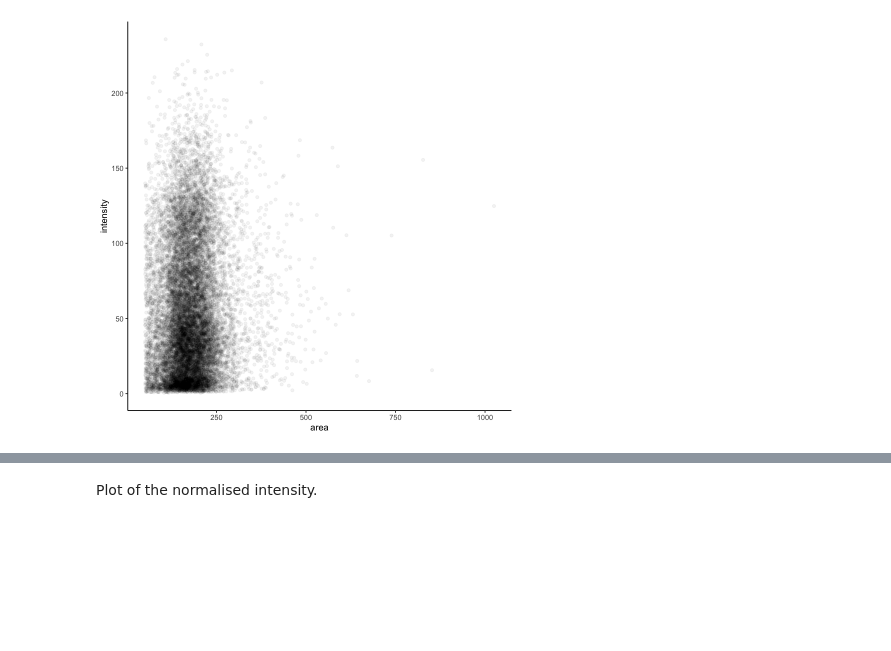
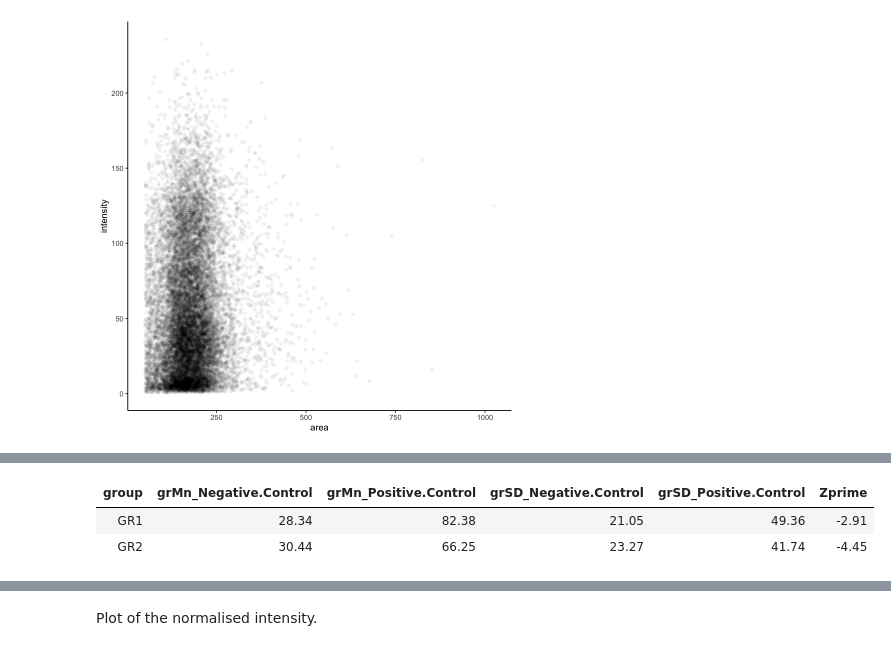
Before and after one commit to guiwitz/ImagingStats, a Jupyter notebook: R_analysis.ipynb, the cells around one changed output, grey strips where cells are left out. Cells and saved outputs as stored; diff of their text form; code cells hidden in the pictures; blank space fills up the shorter version.

```diff
--- a/R_analysis.ipynb
+++ b/R_analysis.ipynb
@@ -154,0 +158,33 @@ Where $CTRL_-$ and $CTRL_+$ are mean negative and positive controls, respectivel
+# %%
+# Calculate the mean and standard deviation for controls per group
+datAggr = dat[drug.type %in% c("Negative Control",
+                               "Positive Control"),
+              .(grMn = mean(intensity),
+                grSD = sd(intensity)),
+              by = .(group, drug.type)]
+
+# Convert to wide format such that we have all stats from both controls
+# in the same row
+datAggrWide = datAggr %>%
+  dcast(group ~ drug.type,
+        value.var = c("grMn", "grSD"))
+
+# Fix column names; remove spaces
+setnames(datAggrWide,
+         make.names(names(datAggrWide)))
+
+# Calculate Z'
+datAggrWide[,
+            Zprime := 1 -
+              (3*grSD_Positive.Control + 3*grSD_Negative.Control) /
+              abs(grMn_Positive.Control - grMn_Negative.Control)]
+
+datAggrWide %>%
+  kableExtra::kbl(digits = 2) %>%
+  kableExtra::kable_paper(full_width = F, ) %>%
+  as.character() %>%
+  IRdisplay::display_html()
+# %% [output]
+| group | grMn_Negative.Control | grMn_Positive.Control | grSD_Negative.Control | grSD_Positive.Control | Zprime |
+| GR1 | 28.34 | 82.38 | 21.05 | 49.36 | -2.91 |
+| GR2 | 30.44 | 66.25 | 23.27 | 41.74 | -4.45 |
```
Also changed, not shown: parts of 34 cells of this notebook.
